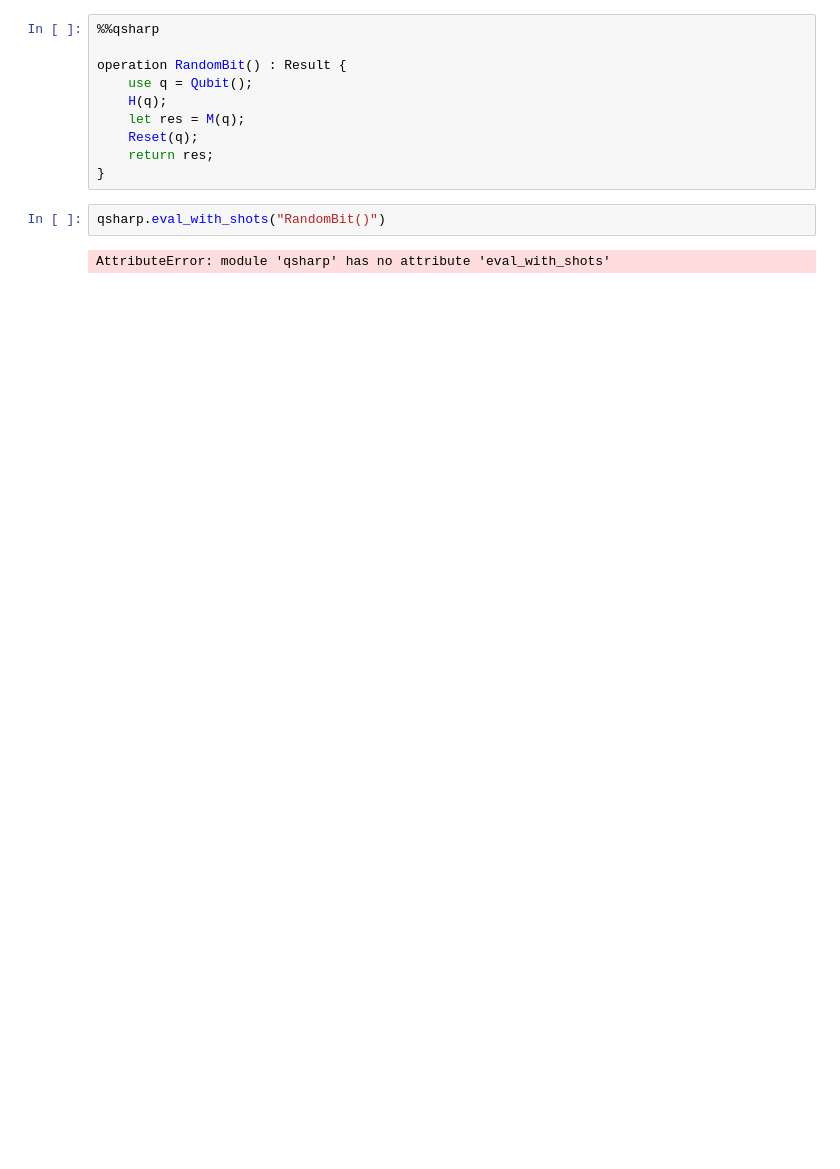
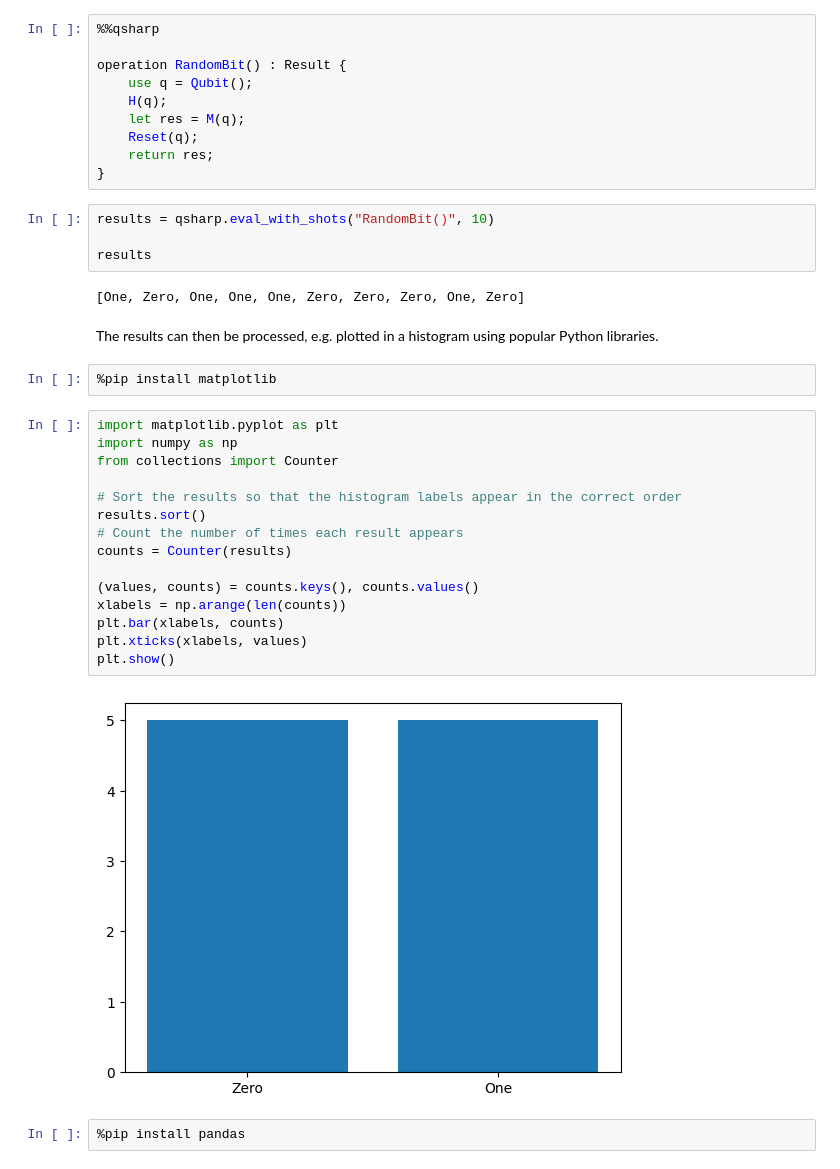
Before and after one commit to quackduck/qsharp, a Jupyter notebook: pip/samples/sample.ipynb, the cells around one changed output. Saved outputs shown, nothing was run; the diff lists cells and outputs as text; blank space fills up the shorter version.

Commit message:
Sample notebook showing shots and histogram

```diff
--- a/pip/samples/sample.ipynb
+++ b/pip/samples/sample.ipynb
@@ -109,7 +183,32 @@ operation RandomBit() : Result {
     Reset(q);
     return res;
 }
+# %%
+results = qsharp.eval_with_shots("RandomBit()", 10)
+
+results
+# %% [output]
+[One, Zero, One, One, One, Zero, Zero, Zero, One, Zero]
+# %% [markdown]
+The results can then be processed, e.g. plotted in a histogram using popular Python libraries.
+# %%
+%pip install matplotlib
 # %%
-qsharp.eval_with_shots("RandomBit()")
+import matplotlib.pyplot as plt
+import numpy as np
+from collections import Counter
+
+# Sort the results so that the histogram labels appear in the correct order
+results.sort()
+# Count the number of times each result appears
+counts = Counter(results)
+
+(values, counts) = counts.keys(), counts.values()
+xlabels = np.arange(len(counts))
+plt.bar(xlabels, counts)
+plt.xticks(xlabels, values)
+plt.show()
 # %% [output]
-AttributeError: module 'qsharp' has no attribute 'eval_with_shots'
+[figure, added]
+# %%
+%pip install pandas
```
Also changed, not shown: parts of 17 cells of this notebook, 1 other file.
